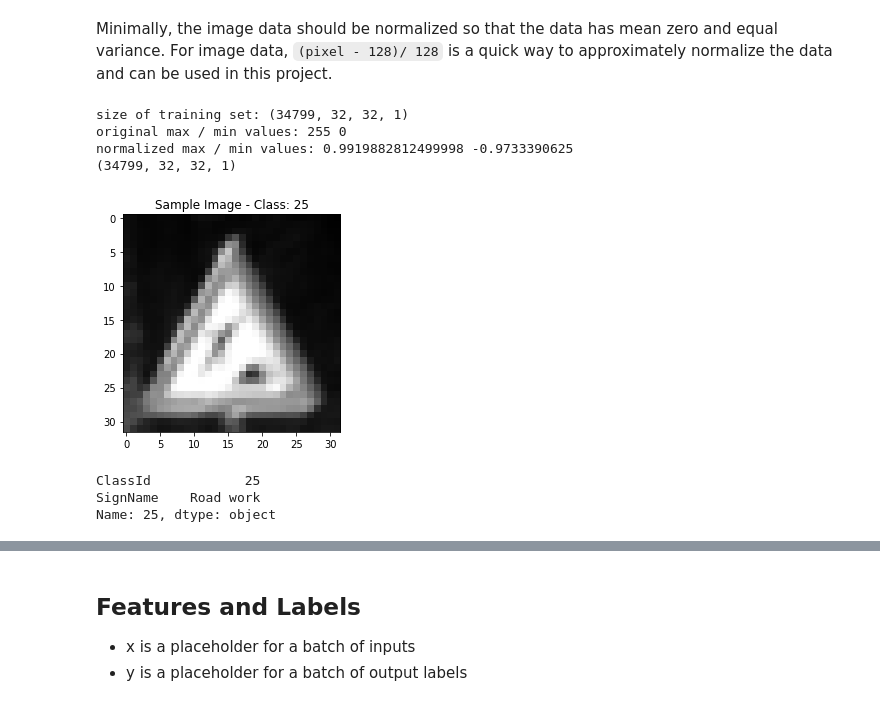
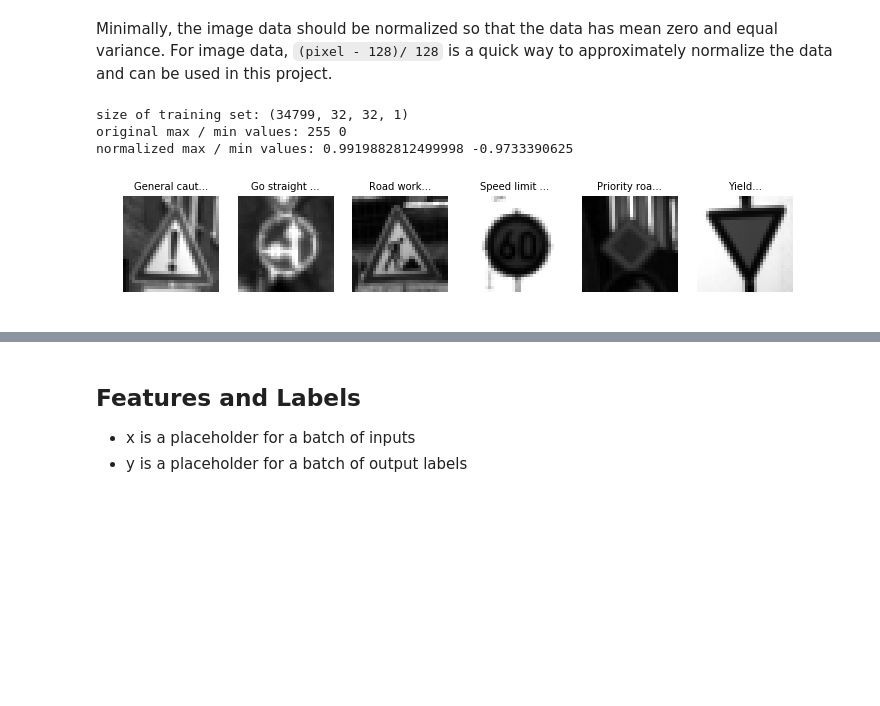
Before and after one commit to stevenjnovotny/Sign-Classifier, a Jupyter notebook: Traffic_Sign_Classifier.ipynb, the cells around one changed output, grey strips where cells are left out. Drawn from its saved outputs; the diff is of its cells as text; code cells hidden in the pictures; blank space fills up the shorter version.

```diff
--- a/Traffic_Sign_Classifier.ipynb
+++ b/Traffic_Sign_Classifier.ipynb
@@ -88,10 +90,14 @@ pd.DataFrame(y_valid, columns=['validation']).plot.hist(bins=n_classes, ax = axe
 pd.DataFrame(y_test, columns=['testing']).plot.hist(bins=n_classes, ax = axes[2], color='green')
 _ = plt.suptitle('Distribution of Classes')
 
-fig = plt.figure()
-rand_idx = np.random.randint(len(X_train))
-plt.imshow(X_train[rand_idx])
-_ = plt.title('Sample Image - Class: %r' % y_train[rand_idx])
-plt.show()
-print(label_names.iloc[y_train[rand_idx]])
+fig, ax = plt.subplots(nrows=1, ncols=6, figsize=(12,4))
+rand_idx = np.random.randint(len(X_train), size=6)
+for i in range(6):
+    ax[i].imshow(X_train[rand_idx[i]])
+    ax[i].set_axis_off()
+    #_ = plt.title('Sample Image - Class: %r' % y_train[rand_idx[i])
+    print(label_names.iloc[y_train[rand_idx[i]]]['SignName'])
+    ax[i].set_title(label_names.iloc[y_train[rand_idx[i]]]['SignName'][:12]+'...', fontsize=10)
+    #plt.show()
+    #print(label_names.iloc[y_train[rand_idx]])
 # %% [output]
@@ -128,46 +137,39 @@ def normalize(image_data):
     - use minmax scaling
     """
     normalized = image_data.copy()
     normalized = (normalized - 128.0)/128
     return normalized
 
 ### convert to grayscale (optional)
 def convert2gray(image_data):
     """
     use Y' = 0.2989 R + 0.5870 G + 0.1140 B
     """
     gray = image_data.copy()
     gray = np.dot(gray[...,:3], [0.2989, 0.5870, 0.1140])[:,:,:, np.newaxis]
     return gray
 
 X_train_g = convert2gray(X_train)
 X_test_g = convert2gray(X_test)
 X_valid_g = convert2gray(X_valid)
 
 X_train_n = normalize(X_train_g)
 X_test_n = normalize(X_test_g)
 X_valid_n = normalize(X_valid_g)
 print('size of training set:', X_train_n.shape)
 print('original max / min values:',np.max(X_train), np.min(X_train))
 print('normalized max / min values:',np.max(X_train_n), np.min(X_train_n))
 
-
-print(X_train_g.shape)
-fig = plt.figure()
-rand_idx = np.random.randint(len(X_train))
-plt.imshow(X_train_g[rand_idx].squeeze(), cmap='gray')
-_ = plt.title('Sample Image - Class: %r' % y_train[rand_idx])
-plt.show()
-print(label_names.iloc[y_train[rand_idx]])
+fig, ax = plt.subplots(nrows=1, ncols=6, figsize=(12,4))
+for i in range(6):
+    ax[i].imshow(X_train_g[rand_idx[i]][:,:,0], cmap='gray')
+    ax[i].set_axis_off()
+    ax[i].set_title(label_names.iloc[y_train[rand_idx[i]]]['SignName'][:12]+'...', fontsize=10)
 # %% [output]
 size of training set: (34799, 32, 32, 1)
 original max / min values: 255 0
 normalized max / min values: 0.9919882812499998 -0.9733390625
-(34799, 32, 32, 1)
-[figure, old version]
+[figure, new version]
-ClassId            25
-SignName    Road work
-Name: 25, dtype: object
 # %% [markdown]
 ### Model Architecture based on LeNet-5
 Input
```
Also changed, not shown: parts of 21 cells of this notebook, 9 other files.
